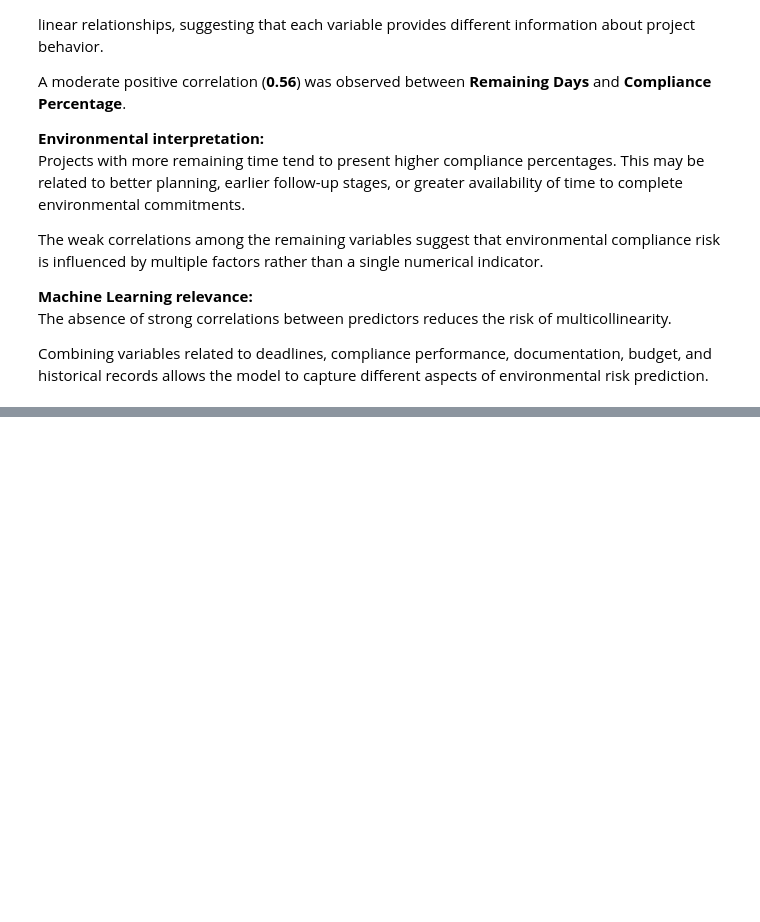
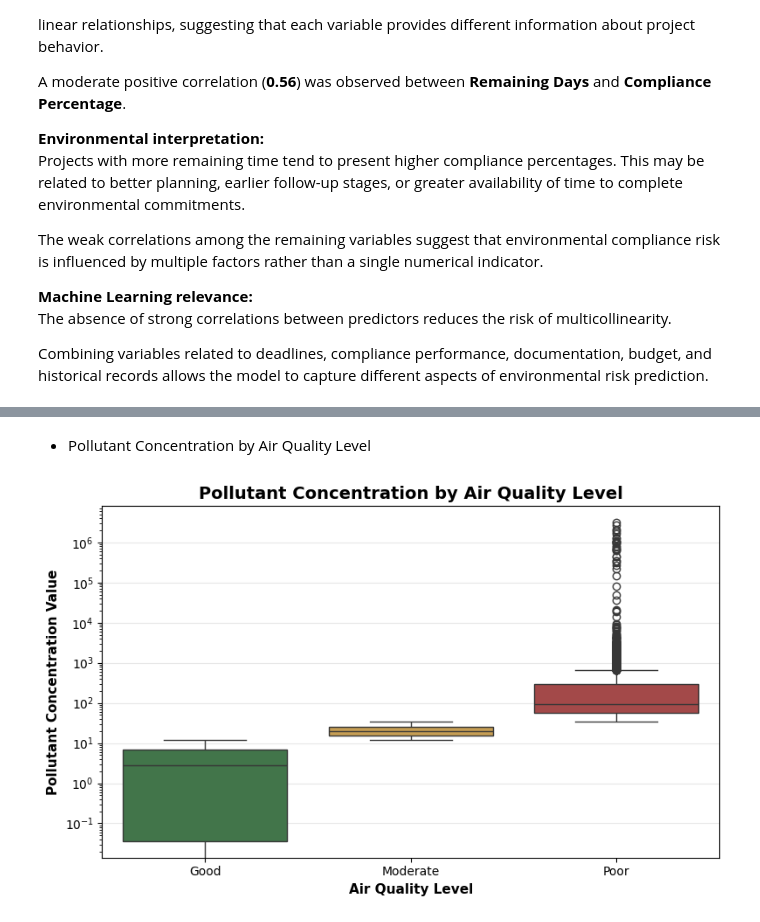
Before and after one commit to MakarenaAmpuero/Environmental_Risk_Prediction, a Jupyter notebook: notebooks/EDA_environmental_compliance.ipynb, the cells around one changed output, grey strips where cells are left out. Saved outputs shown, nothing was run; the diff lists cells and outputs as text; code cells hidden in the pictures; blank space fills up the shorter version.

```diff
--- a/notebooks/EDA_environmental_compliance.ipynb
+++ b/notebooks/EDA_environmental_compliance.ipynb
@@ -1252,0 +1821,69 @@ The main challenges identified for the next stages are:
+# %% [markdown]
+- Pollutant Concentration by Air Quality Level
+# %%
+# Pollutant concentration by air quality level
+
+fig, ax = plt.subplots(
+    figsize=(8, 5)
+)
+
+
+sns.boxplot(
+    data=clean_openaq,
+    x="air_quality",
+    y="Value",
+    hue="air_quality",
+    order=[
+        "Good",
+        "Moderate",
+        "Poor"
+    ],
+    palette=air_quality_colors,
+    legend=False,
+    ax=ax
+)
+
+
+ax.set_title(
+    "Pollutant Concentration by Air Quality Level",
+    fontsize=14,
+    fontweight="bold"
+)
+
+
+ax.set_xlabel(
+    "Air Quality Level",
+    fontsize=11,
+    fontweight="bold"
+)
+
+
+ax.set_ylabel(
+    "Pollutant Concentration Value",
+    fontsize=11,
+    fontweight="bold"
+)
+
+
+ax.set_yscale(
+    "log"
+)
+
+
+ax.tick_params(
+    axis="both",
+    labelsize=10
+)
+
+
+ax.grid(
+    axis="y",
+    alpha=0.3
+)
+
+
+plt.tight_layout()
+
+plt.show()
+# %% [output]
+[figure, added]
```
Also changed, not shown: parts of 194 cells of this notebook.
